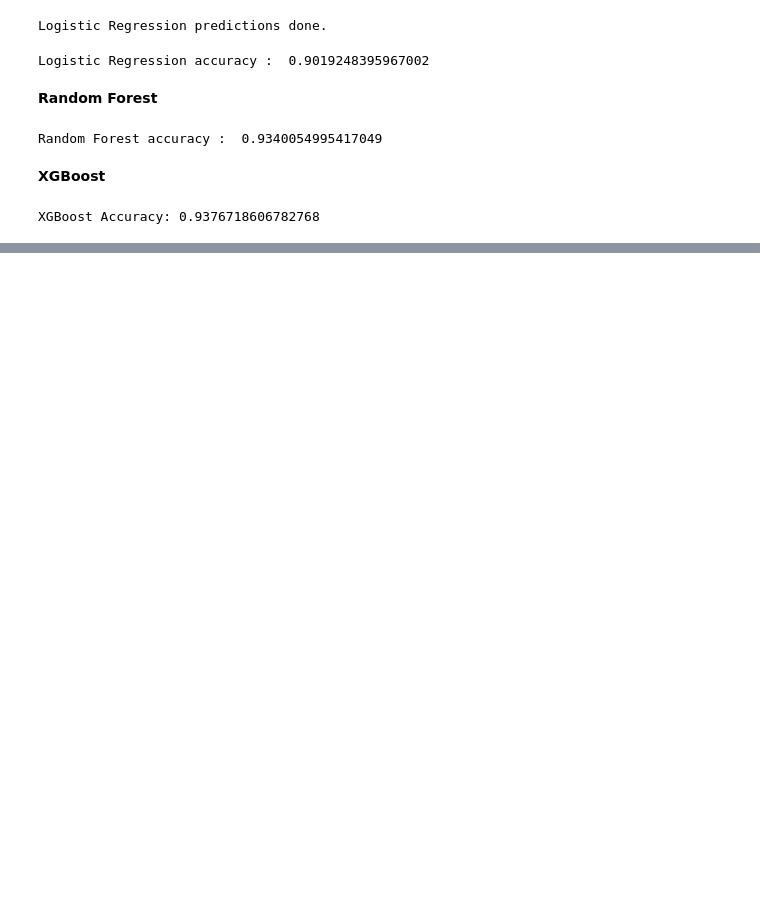
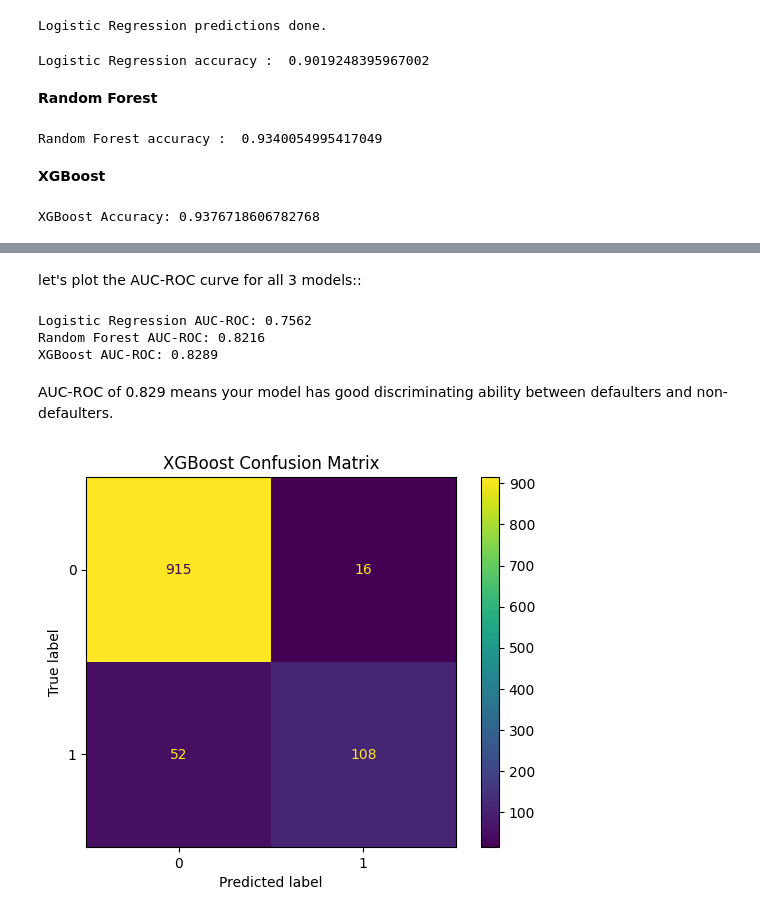
Before and after one commit to KiranmayiBandaru/credit-scoring-loan-risk-analysis, a Jupyter notebook: credit_scoring.ipynb, the cells around one changed output, grey strips where cells are left out. Saved outputs shown, nothing was run; the diff lists cells and outputs as text; code cells hidden in the pictures; blank space fills up the shorter version.

```diff
--- a/credit_scoring.ipynb
+++ b/credit_scoring.ipynb
@@ -354,0 +412,28 @@ XGBoost Accuracy: 0.9376718606782768
+# %% [markdown]
+let's plot the AUC-ROC curve for all 3 models::
+# %%
+from sklearn.metrics import roc_auc_score, roc_curve
+
+models = {'Logistic Regression': y_pred_lr,
+          'Random Forest': y_pred_rf,
+          'XGBoost': y_pred_xgb}
+
+for name, preds in models.items():
+    auc = roc_auc_score(y_test, preds)
+    print(f"{name} AUC-ROC: {auc:.4f}")
+# %% [output]
+Logistic Regression AUC-ROC: 0.7562
+Random Forest AUC-ROC: 0.8216
+XGBoost AUC-ROC: 0.8289
+# %% [markdown]
+AUC-ROC of 0.829 means your model has good discriminating ability between defaulters and non-defaulters.
+# %%
+from sklearn.metrics import ConfusionMatrixDisplay, confusion_matrix
+
+cm = confusion_matrix(y_test, y_pred_xgb)
+disp = ConfusionMatrixDisplay(confusion_matrix=cm)
+disp.plot()
+plt.title('XGBoost Confusion Matrix')
+plt.show()
+# %% [output]
+[figure, added]
```
Also changed, not shown: parts of 4 cells of this notebook.
